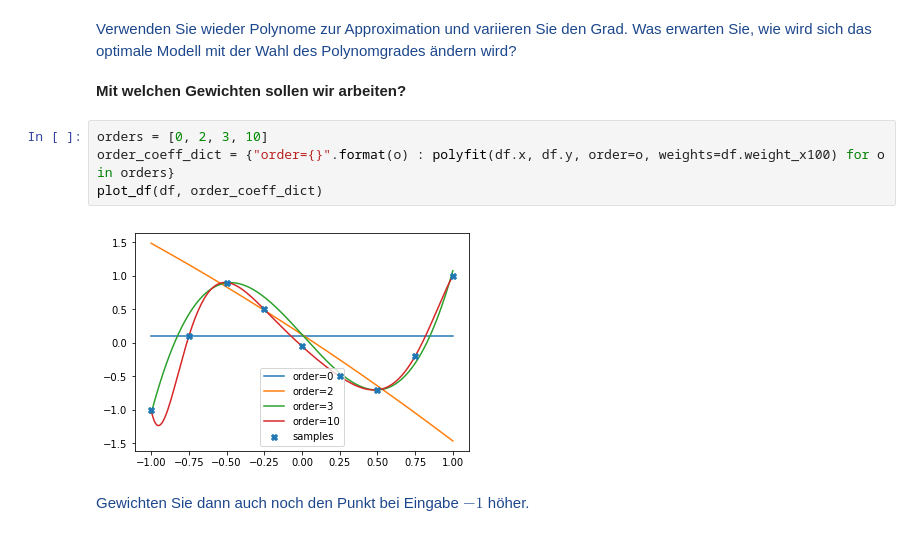
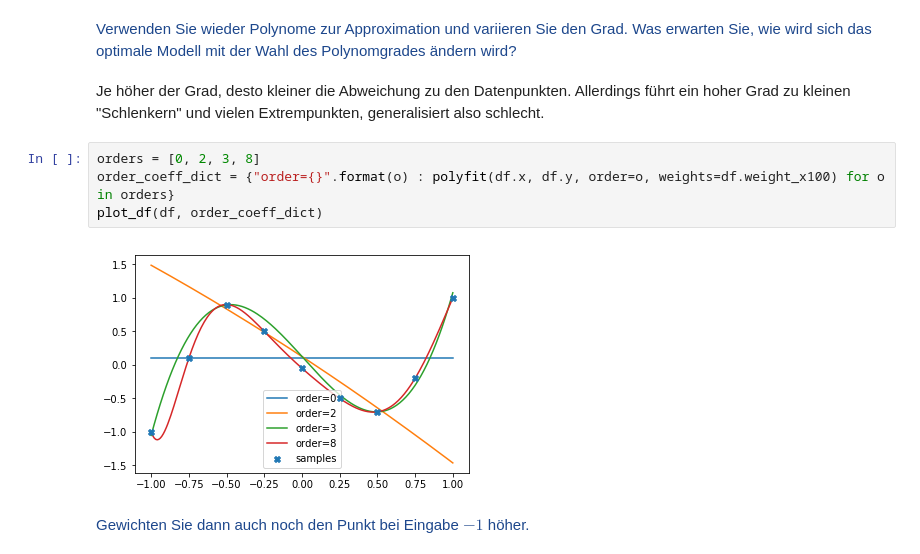
Before and after one commit to jonasitzmann/grundlagen_ml, a Jupyter notebook: ex3.ipynb, the cells around one changed output. Cells and saved outputs as stored; diff of their text form.

```diff
--- a/ex3.ipynb
+++ b/ex3.ipynb
@@ -158,14 +161,16 @@ plot_df(df, coeff_dict)
 Verwenden Sie wieder Polynome zur Approximation und variieren Sie den Grad.
 Was erwarten Sie, wie wird sich das optimale Modell mit der Wahl des Polynomgrades ändern wird?
 </font>
-# %% [markdown]
-**Mit welchen Gewichten sollen wir arbeiten?**
+# %% [markdown]
+Je höher der Grad, desto kleiner die Abweichung zu den Datenpunkten.
+Allerdings führt ein hoher Grad zu kleinen "Schlenkern" und vielen Extrempunkten,
+generalisiert also schlecht.
 # %%
-orders = [0, 2, 3, 10]
+orders = [0, 2, 3, 8]
 order_coeff_dict = {"order={}".format(o) : polyfit(df.x, df.y, order=o, weights=df.weight_x100) for o in orders}
 plot_df(df, order_coeff_dict)
 # %% [output]
-[figure, old version]
+[figure, new version]
 # %% [markdown]
 <font color='#1d478c'>
 Gewichten Sie dann auch noch den Punkt bei Eingabe $-1$ höher.
```
Also changed, not shown: parts of 12 cells of this notebook.
